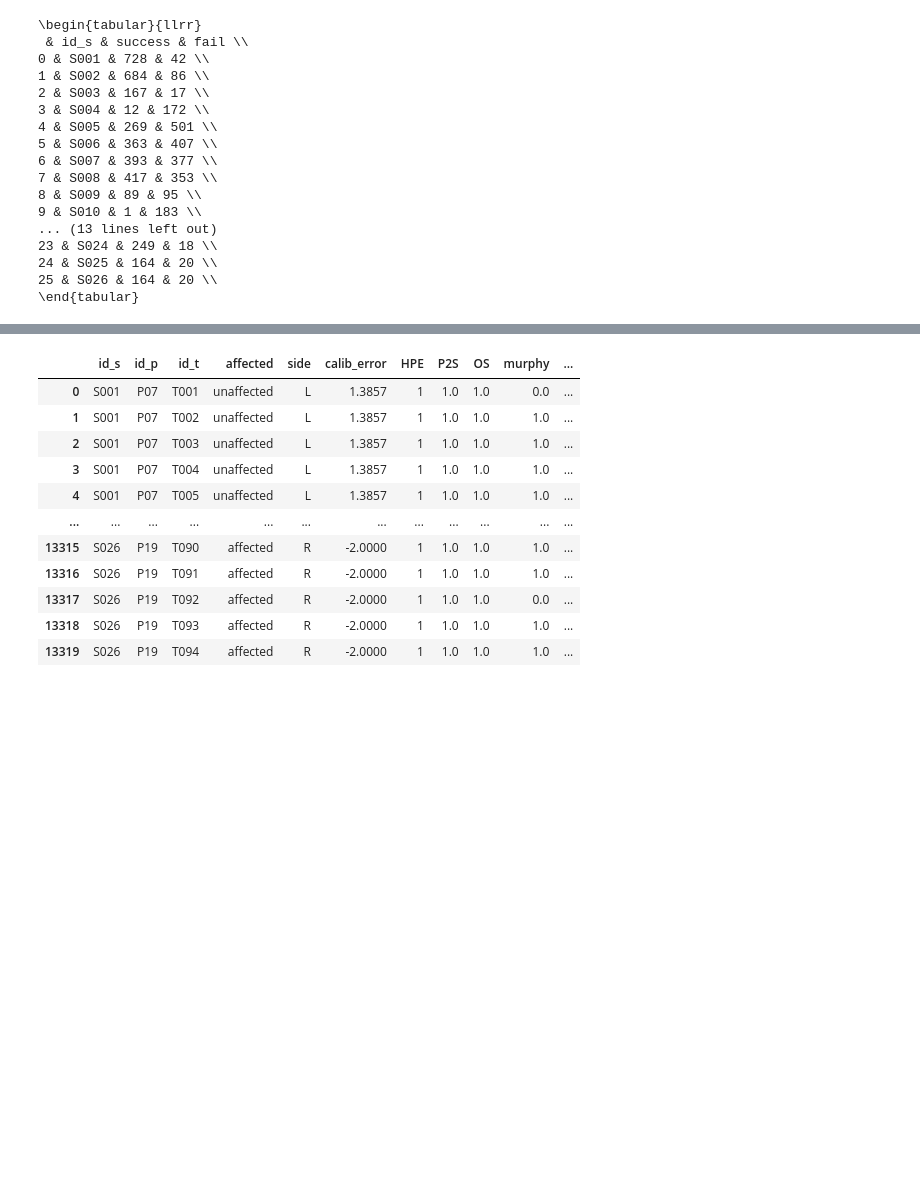
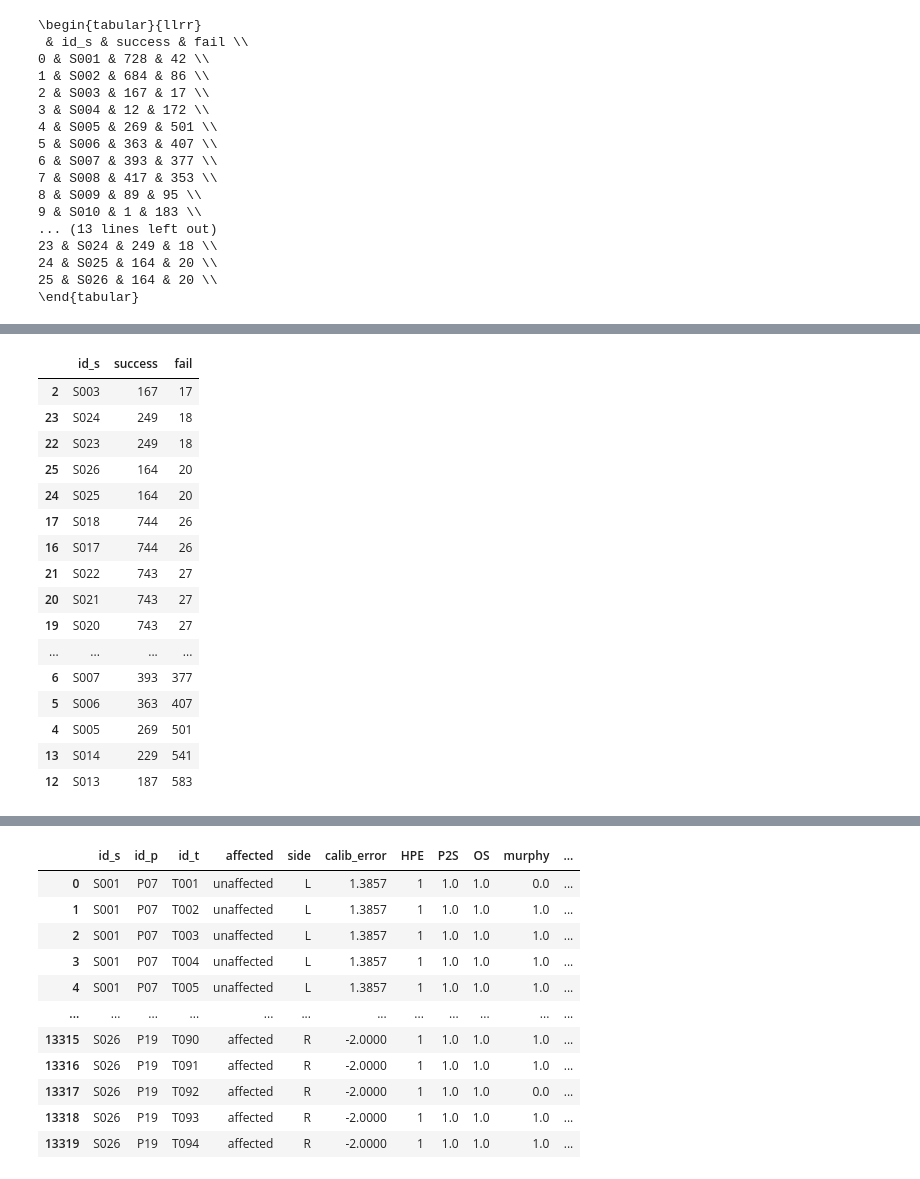
Before and after one commit to j-ullrich/iDrink_MMC_validation, a Jupyter notebook: src/notebooks/Patient_trials_info.ipynb, the cells around one changed output, grey strips where cells are left out. Drawn from its saved outputs; the diff is of its cells as text; code cells hidden in the pictures; blank space fills up the shorter version.

```diff
--- a/src/notebooks/Patient_trials_info.ipynb
+++ b/src/notebooks/Patient_trials_info.ipynb
@@ -164,0 +273,20 @@ df_to_plot = df_failed_trials.groupby(['id_s']).sum(numeric_only=True).reset_ind
+# %%
+df_to_plot
+# %% [output]
+|  | id_s | success | fail |
+| 2 | S003 | 167 | 17 |
+| 23 | S024 | 249 | 18 |
+| 22 | S023 | 249 | 18 |
+| 25 | S026 | 164 | 20 |
+| 24 | S025 | 164 | 20 |
+| 17 | S018 | 744 | 26 |
+| 16 | S017 | 744 | 26 |
+| 21 | S022 | 743 | 27 |
+| 20 | S021 | 743 | 27 |
+| 19 | S020 | 743 | 27 |
+| ... | ... | ... | ... |
+| 6 | S007 | 393 | 377 |
+| 5 | S006 | 363 | 407 |
+| 4 | S005 | 269 | 501 |
+| 13 | S014 | 229 | 541 |
+| 12 | S013 | 187 | 583 |
```
Also changed, not shown: parts of 10 cells of this notebook.
